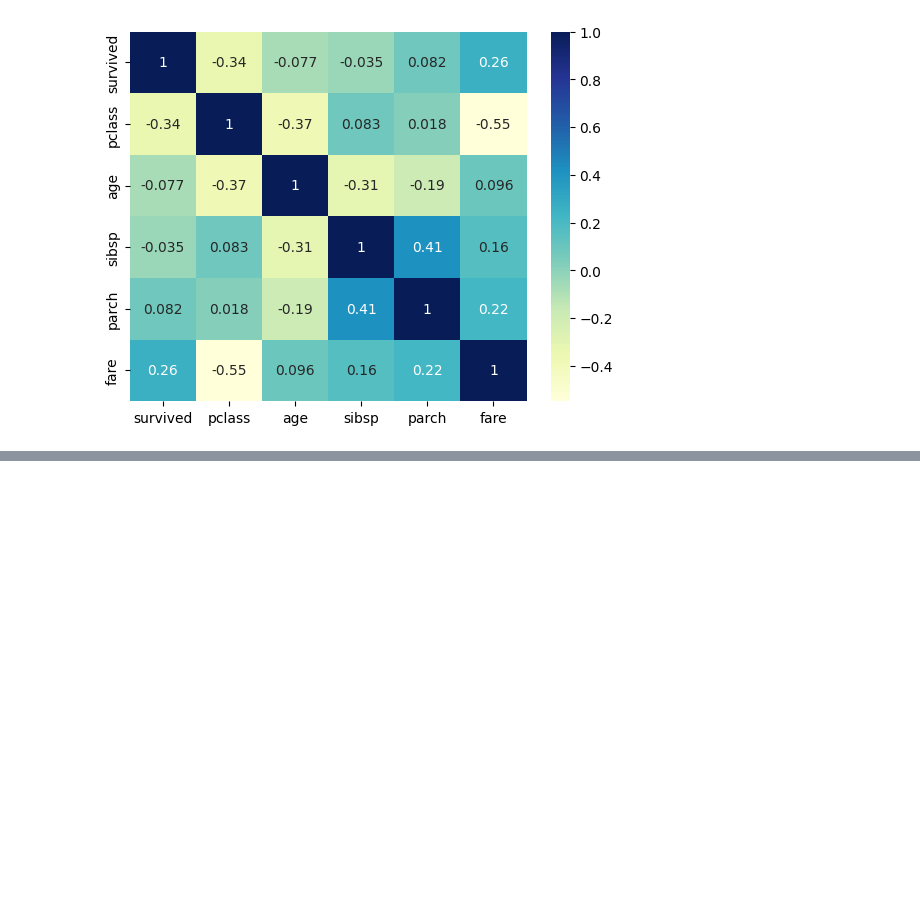
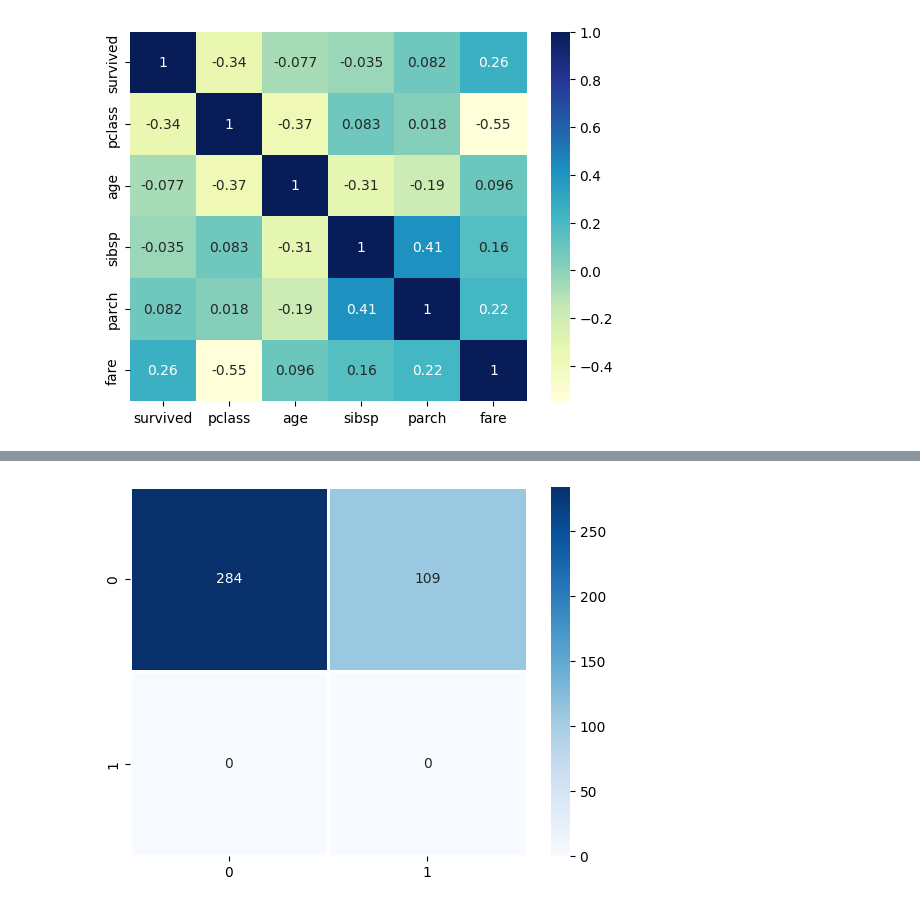
Before and after one commit to rodrifer10/mds_ml_rfc, a Jupyter notebook: Class3.ipynb, the cells around one changed output, grey strips where cells are left out. Saved outputs shown, nothing was run; the diff lists cells and outputs as text; code cells hidden in the pictures; blank space fills up the shorter version.

```diff
--- a/Class3.ipynb
+++ b/Class3.ipynb
@@ -454,0 +553,6 @@ plt.show()
+# %%
+def base_pred2(df_test):
+    value_max = y.value_counts(normalize=True).argmax()
+    size = df_test.index.value_counts().size
+    y_pred_base = np.random.choice([value_max, abs(1-value_max)], size=size, p=[abs(1-value_max),value_max])
+    return y_pred_base
@@ -454,0 +653,5 @@ plt.show()
+# %%
+sns.heatmap(cf_matrix_base, annot=True, fmt='d', cmap='Blues', linewidth=2)
+plt.show()
+# %% [output]
+[figure, added]
```
Also changed, not shown: parts of 32 cells of this notebook, 15 other files.
